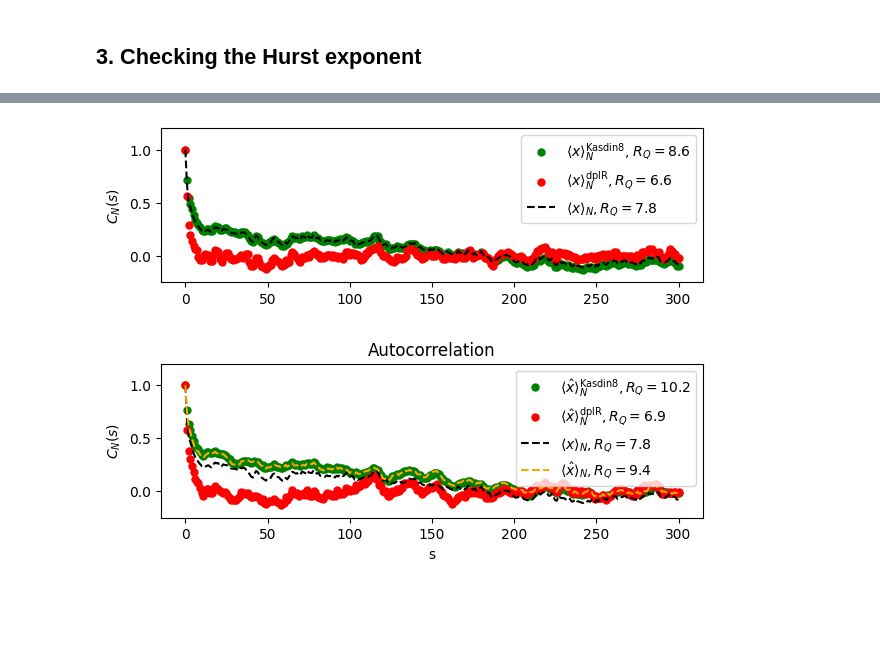
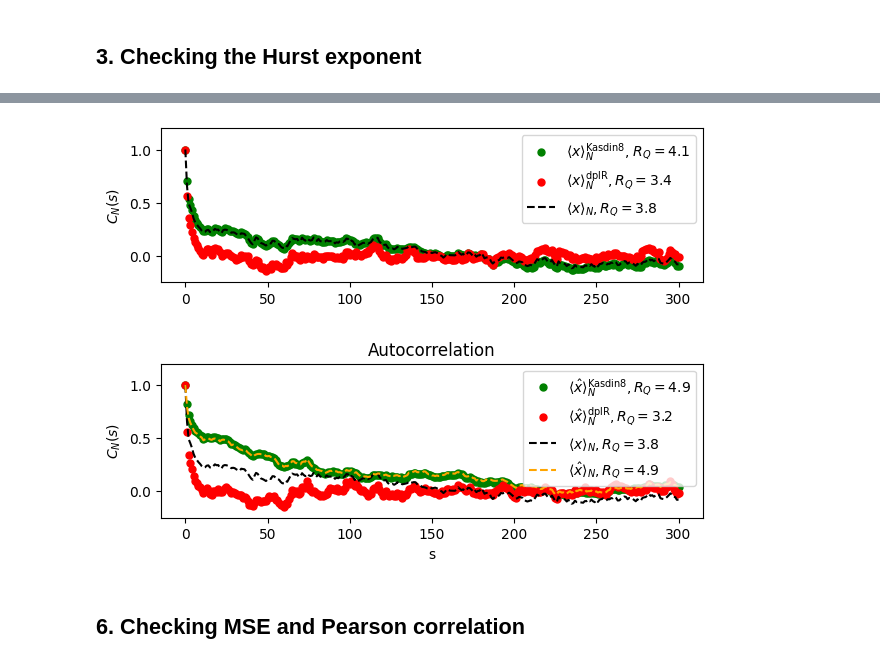
Before and after one commit to Digiratory/StatTools, a Jupyter notebook: research/kalman_filter/reconstruction_of_long_term_complex_system_dynamics/dendrochronological_series.ipynb, the cells around one changed output, grey strips where cells are left out. Cells and saved outputs as stored; diff of their text form; code cells hidden in the pictures; blank space fills up the shorter version.

```diff
--- a/research/kalman_filter/reconstruction_of_long_term_complex_system_dynamics/dendrochronological_series.ipynb
+++ b/research/kalman_filter/reconstruction_of_long_term_complex_system_dynamics/dendrochronological_series.ipynb
@@ -275,39 +324,39 @@ Median: 22.9%
 order = 8
 method = "Kasdin"
 
-mean_signal = np.zeros(total_years)
+mean_signal_full = np.zeros(total_years)
 for i, year in enumerate(data):
-    mean_signal[i] = np.nanmean(year)
-recovered_signal = np.zeros(total_years)
+    mean_signal_full[i] = tbrm(year)
+kalman_signal_full = np.zeros(total_years)
 kf = init_kf(H_O, 0, method, order, total_years)
 
 for i, year in enumerate(data):
     valid = year[~np.isnan(year)]
     if valid.size != 0:
-        year_mean = np.nanmean(valid)
+        year_mean = tbrm(valid)
         R = get_R_matrix(valid)
         kf._R = R
     else:
         year_mean = None
     kf.predict()
     kf.adjust(np.array([[year_mean]]))
-    recovered_signal[i] = kf.get_current_measurement().item()
+    kalman_signal_full[i] = kf.get_current_measurement().item()
 
 
-recovered_signal_aug = np.zeros(total_years)
+kalman_signal_distorted = np.zeros(total_years)
 kf = init_kf(H_O, 0, method, order, total_years)
 
-for i, year in enumerate(data_aug):
+for i, year in enumerate(data_distorted):
     valid = year[~np.isnan(year)]
     if valid.size != 0:
-        year_mean = np.nanmean(valid)
+        year_mean = tbrm(valid)
         R = get_R_matrix(valid)
         kf._R = R
     else:
         year_mean = None
     kf.predict()
     kf.adjust(np.array([[year_mean]]))
-    recovered_signal_aug[i] = kf.get_current_measurement().item()
+    kalman_signal_distorted[i] = kf.get_current_measurement().item()
 # %% [markdown]
 ## 3. Checking the Hurst exponent
 # %%
@@ -472,36 +887,36 @@ err_dplr: 0.1094
 # %%
 fig, ax = plt.subplots(figsize=(7, 2))
 plot_acf(
-    recovered_signal,
+    kalman_signal_full,
     lags=N_LAGS,
     ax=ax,
     marker="o",
     alpha=None,
     color="green",
-    label=f"$\\langle x \\rangle_N^\\text{{{method}{order}}}$, $R_Q=${get_rq(recovered_signal):.1f}",
+    label=f"$\\langle x \\rangle_N^\\text{{{method}{order}}}$, $R_Q=${get_rq(kalman_signal_full):.1f}",
     use_vlines=False,
     title=None,
 )
 plot_acf(
-    mean_signal_dplr,
+    dplr_signal_full,
     lags=N_LAGS,
     ax=ax,
     marker="o",
     color="r",
     alpha=None,
-    label=f"$\\langle x \\rangle_N^\\text{{dplR}}, R_Q=${get_rq(mean_signal_dplr):.1f}",
+    label=f"$\\langle x \\rangle_N^\\text{{dplR}}, R_Q=${get_rq(dplr_signal_full):.1f}",
     use_vlines=False,
     title=None,
 )
 plot_acf(
-    mean_signal,
+    mean_signal_full,
     lags=N_LAGS,
     ax=ax,
     color="k",
     alpha=None,
     marker="",
     linestyle="--",
-    label=f"$\\langle x \\rangle_N, R_Q=${get_rq(mean_signal):.1f}",
+    label=f"$\\langle x \\rangle_N, R_Q=${get_rq(mean_signal_full):.1f}",
     use_vlines=False,
     title=None,
 )
@@ -516,57 +931,59 @@ plt.show()
 
 fig, ax = plt.subplots(figsize=(7, 2))
 plot_acf(
-    recovered_signal_aug,
+    kalman_signal_distorted,
     lags=N_LAGS,
     ax=ax,
     marker="o",
     color="green",
     alpha=None,
-    label=f"$\\langle \\hat{{x}} \\rangle_N^\\text{{{method}{order}}}, R_Q=${get_rq(recovered_signal_aug):.1f}",
+    label=f"$\\langle \\hat{{x}} \\rangle_N^\\text{{{method}{order}}}, R_Q=${get_rq(kalman_signal_distorted):.1f}",
     use_vlines=False,
     title=None,
 )
 plot_acf(
-    mean_signal_dplr_aug,
+    dplr_signal_distorted,
     lags=N_LAGS,
     ax=ax,
     marker="o",
     color="r",
     alpha=None,
-    label=f"$\\langle \\hat{{x}} \\rangle_N^\\text{{dplR}}, R_Q=${get_rq(mean_signal_dplr_aug):.1f}",
+    label=f"$\\langle \\hat{{x}} \\rangle_N^\\text{{dplR}}, R_Q=${get_rq(dplr_signal_distorted):.1f}",
     use_vlines=False,
     title=None,
 )
 plot_acf(
-    mean_signal,
+    mean_signal_full,
     color="k",
     marker="",
     linestyle="--",
     alpha=None,
     lags=N_LAGS,
     ax=ax,
-    label=f"$\\langle x \\rangle_N, R_Q=${get_rq(mean_signal):.1f}",
+    label=f"$\\langle x \\rangle_N, R_Q=${get_rq(mean_signal_full):.1f}",
     use_vlines=False,
     title=None,
 )
 plot_acf(
-    mean_signal_aug,
+    mean_signal_distorted,
     lags=N_LAGS,
     ax=ax,
     marker="",
     color="orange",
     linestyle="--",
     alpha=None,
-    label=f"$\\langle \\hat{{x}} \\rangle_N, R_Q=${get_rq(mean_signal_aug):.1f}",
+    label=f"$\\langle \\hat{{x}} \\rangle_N, R_Q=${get_rq(mean_signal_distorted):.1f}",
     use_vlines=False,
 )
 plt.xlabel("s")
 plt.ylabel("$C_N(s)$")
 plt.ylim(-0.25, 1.2)
 plt.legend()
 plt.savefig(OUTPUT_DATA_DIR / "acf_trees_distorted.png")
 plt.savefig(OUTPUT_DATA_DIR / "acf_trees_distorted.svg")
 plt.show()
 # %% [output]
-[figure, old version]
+[figure, new version]
-[figure, old version]
+[figure, new version]
+# %% [markdown]
+## 6. Checking MSE and Pearson correlation
```
Also changed, not shown: parts of 31 cells of this notebook, 11 other files.
